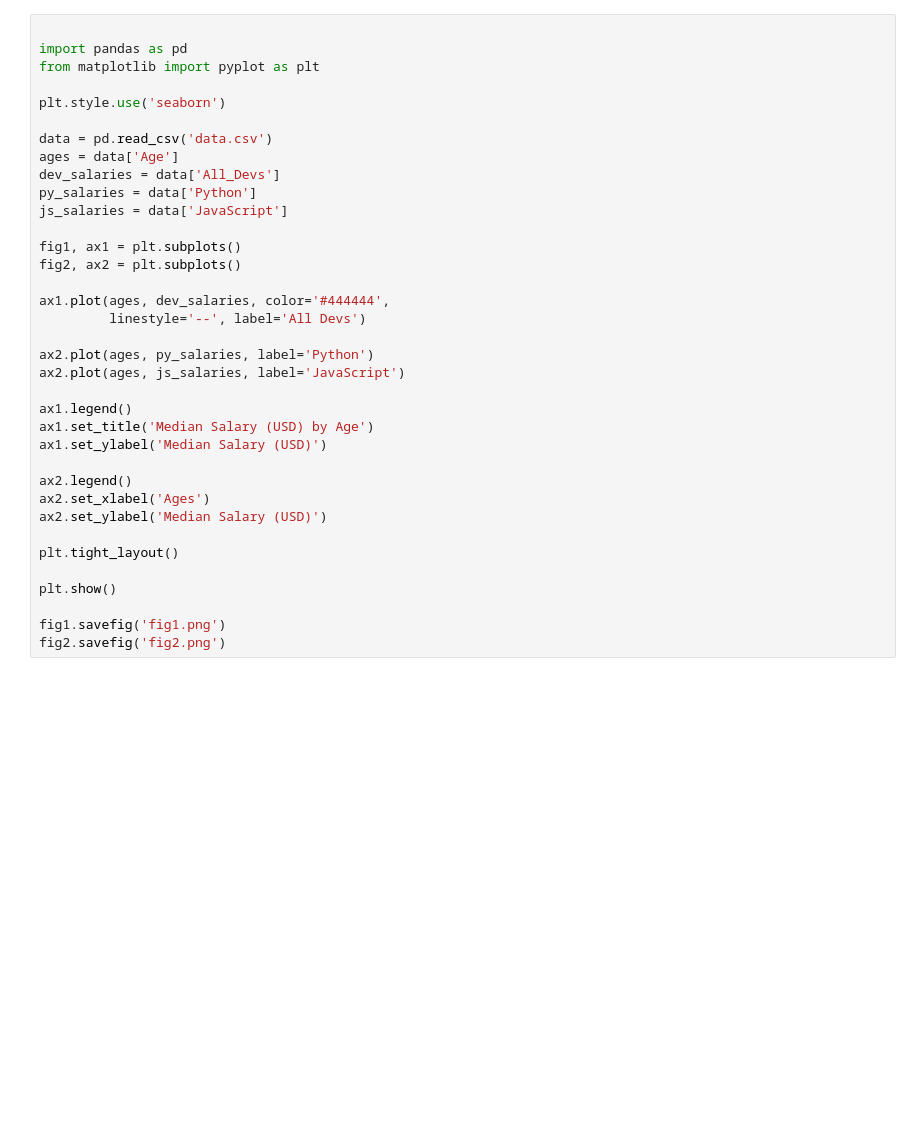
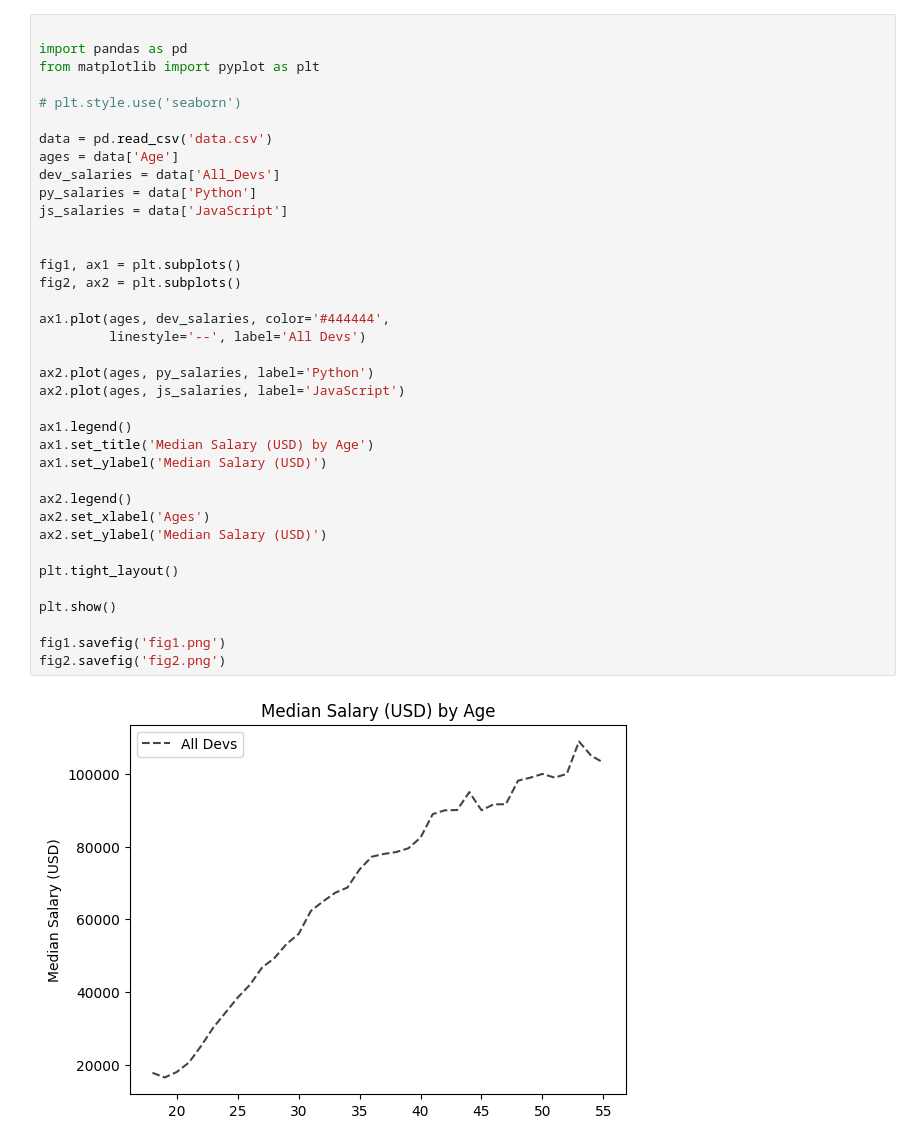
Before and after one commit to Sanj-bot/JourneyIntoTheWorldOfPython, a Jupyter notebook: Frameworks/MathPlotLib/matplotlibb10.ipynb, the cells around one changed output. Cells and saved outputs as stored; diff of their text form; blank space fills up the shorter version.

```diff
--- a/Frameworks/MathPlotLib/matplotlibb10.ipynb
+++ b/Frameworks/MathPlotLib/matplotlibb10.ipynb
@@ -31,34 +33,37 @@ plt.show()
 import pandas as pd
 from matplotlib import pyplot as plt
 
-plt.style.use('seaborn')
+# plt.style.use('seaborn')
 
 data = pd.read_csv('data.csv')
 ages = data['Age']
 dev_salaries = data['All_Devs']
 py_salaries = data['Python']
 js_salaries = data['JavaScript']
+
 
 fig1, ax1 = plt.subplots()
 fig2, ax2 = plt.subplots()
 
 ax1.plot(ages, dev_salaries, color='#444444',
          linestyle='--', label='All Devs')
 
 ax2.plot(ages, py_salaries, label='Python')
 ax2.plot(ages, js_salaries, label='JavaScript')
 
 ax1.legend()
 ax1.set_title('Median Salary (USD) by Age')
 ax1.set_ylabel('Median Salary (USD)')
 
 ax2.legend()
 ax2.set_xlabel('Ages')
 ax2.set_ylabel('Median Salary (USD)')
 
 plt.tight_layout()
 
 plt.show()
 
 fig1.savefig('fig1.png')
 fig2.savefig('fig2.png')
+# %% [output]
+[figure, added]
```
Also changed, not shown: parts of 2 cells of this notebook, 3 other files.
